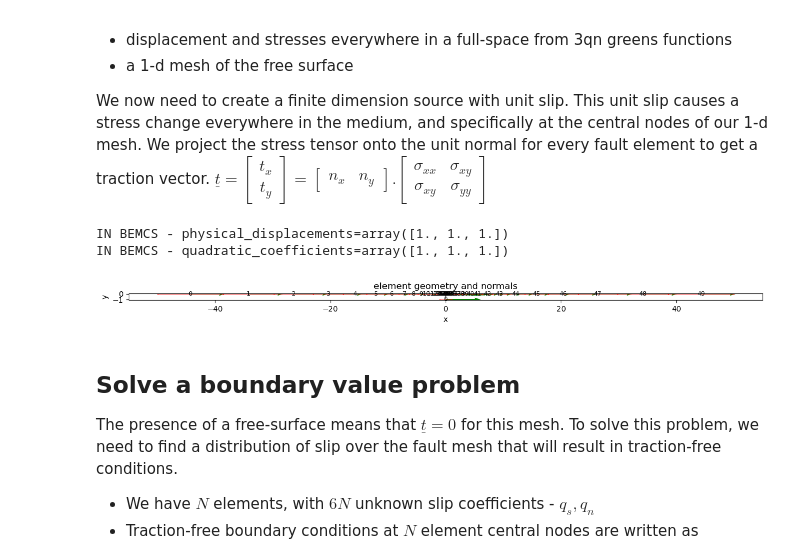
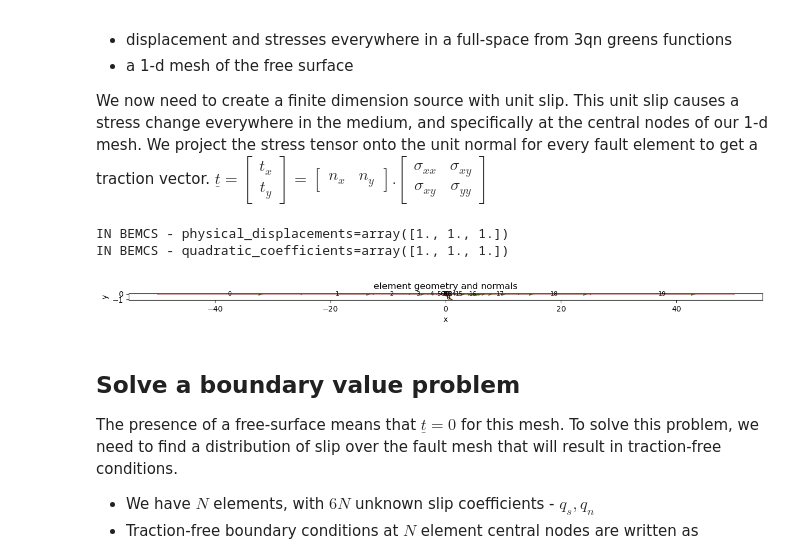
Before and after one commit to mallickrishg/bemcs, a Jupyter notebook: examples/examples_2_freesurface.ipynb, the cells around one changed output. Cells and saved outputs as stored; diff of their text form; code cells hidden in the pictures.

```diff
--- a/examples/examples_2_freesurface.ipynb
+++ b/examples/examples_2_freesurface.ipynb
@@ -23,7 +23,7 @@ mu = 1
 nu = 0.25
 
 # create a uniform mesh of the free surface
-n_elements = 50 # only even number
+n_elements = 20 # only even number
 L_fault = 100 # fault length in x
 xlogvals = np.logspace(-1.,np.log10(L_fault/2),int(n_elements/2))
 # xmesh = np.linspace(-L_fault/2,L_fault/2,n_elements+1)
@@ -68,32 +68,32 @@ $\begin{equation}
 # %%
 # create a source (use constant slip)
 element = {}
 source = []
-element["x1"] = -1.
+element["x1"] = -0.
 element["x2"] = 1.0
-element["y1"] = -1.0
+element["y1"] = -0.3
 element["y2"] = -1.0
 source.append(element.copy())
 source = bemcs.standardize_elements(source)
 
 quadratic_source = bemcs.get_quadratic_coefficients_for_linear_slip(source[0]["half_length"],
     np.array((-source[0]["half_length"],0,source[0]["half_length"])), 1., 1.).reshape((-1,1))
 
 # compute stress change from source to elements
 kernels_source_s = kernels.get_quadratic_displacement_stress_kernel(x_obs,y_obs,source,mu,nu,1)
 
 # project stress tensor to traction vector for every element
 tsource_x = (kernels_source_s[0]@quadratic_source)*nvec[:,0].reshape(-1,1) + (kernels_source_s[2]@quadratic_source)*nvec[:,1].reshape(-1,1)
 tsource_y = (kernels_source_s[2]@quadratic_source)*nvec[:,0].reshape(-1,1) + (kernels_source_s[1]@quadratic_source)*nvec[:,1].reshape(-1,1)
 
 plt.figure(figsize=(15,10))
 bemcs.plot_element_geometry(elements)
 bemcs.plot_element_geometry(source)
 plt.show()
 # %% [output]
 IN BEMCS - physical_displacements=array([1., 1., 1.])
 IN BEMCS - quadratic_coefficients=array([1., 1., 1.])
-[figure, old version]
+[figure, new version]
 # %%
 # compute shear and tensile stress kernels
 # kernels are [Kxx,Kyy,Kxy,Gx,Gy] x [Nobs x Ncoefficients]
```
Also changed, not shown: parts of 5 cells of this notebook.
